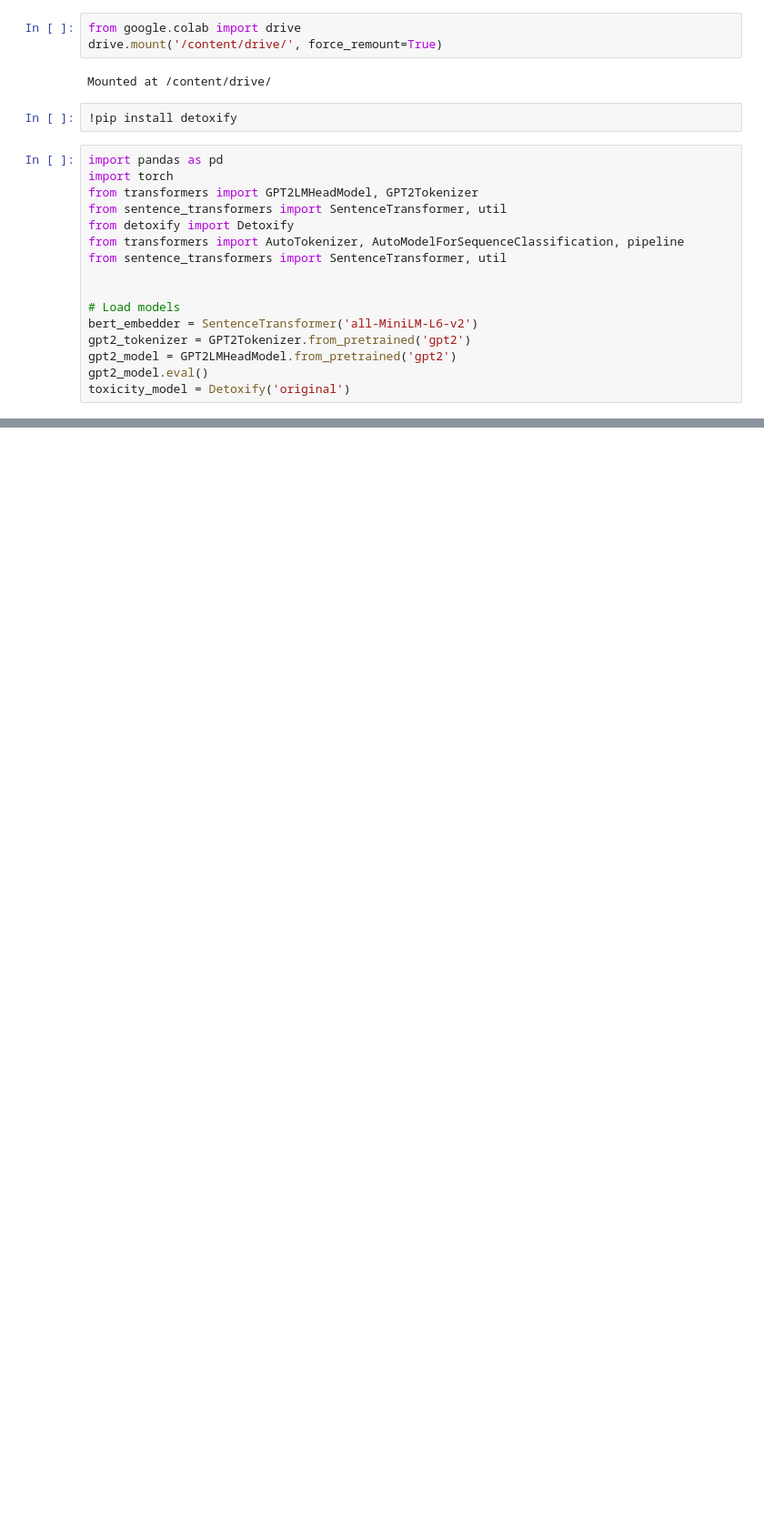
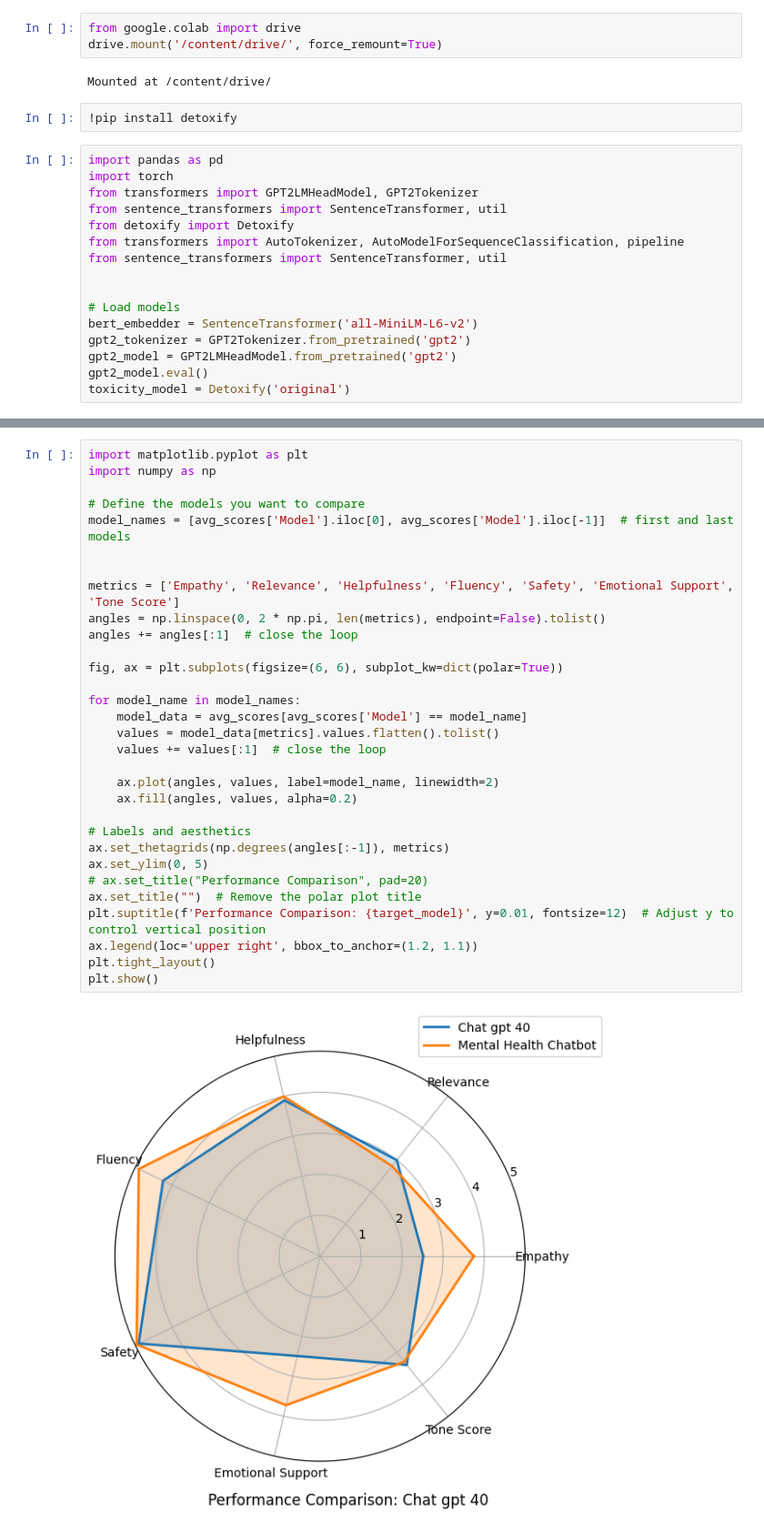
Before and after one commit to SayaliVB/MentalHealthChatbot, a Jupyter notebook: Chatbot/evaluation/Chatbot_Evaluation.ipynb, the cells around one changed output, grey strips where cells are left out. Shown at 91% size. Drawn from its saved outputs; the diff is of its cells as text; blank space fills up the shorter version.

```diff
--- a/Chatbot/evaluation/Chatbot_Evaluation.ipynb
+++ b/Chatbot/evaluation/Chatbot_Evaluation.ipynb
@@ -168,0 +166,33 @@ Device set to use cpu
+# %%
+import matplotlib.pyplot as plt
+import numpy as np
+
+# Define the models you want to compare
+model_names = [avg_scores['Model'].iloc[0], avg_scores['Model'].iloc[-1]]  # first and last models
+
+
+metrics = ['Empathy', 'Relevance', 'Helpfulness', 'Fluency', 'Safety', 'Emotional Support', 'Tone Score']
+angles = np.linspace(0, 2 * np.pi, len(metrics), endpoint=False).tolist()
+angles += angles[:1]  # close the loop
+
+fig, ax = plt.subplots(figsize=(6, 6), subplot_kw=dict(polar=True))
+
+for model_name in model_names:
+    model_data = avg_scores[avg_scores['Model'] == model_name]
+    values = model_data[metrics].values.flatten().tolist()
+    values += values[:1]  # close the loop
+
+    ax.plot(angles, values, label=model_name, linewidth=2)
+    ax.fill(angles, values, alpha=0.2)
+
+# Labels and aesthetics
+ax.set_thetagrids(np.degrees(angles[:-1]), metrics)
+ax.set_ylim(0, 5)
+# ax.set_title("Performance Comparison", pad=20)
+ax.set_title("")  # Remove the polar plot title
+plt.suptitle(f'Performance Comparison: {target_model}', y=0.01, fontsize=12)  # Adjust y to control vertical position
+ax.legend(loc='upper right', bbox_to_anchor=(1.2, 1.1))
+plt.tight_layout()
+plt.show()
+# %% [output]
+[figure, added]
```
Also changed, not shown: parts of 10 cells of this notebook, 13 other files.
